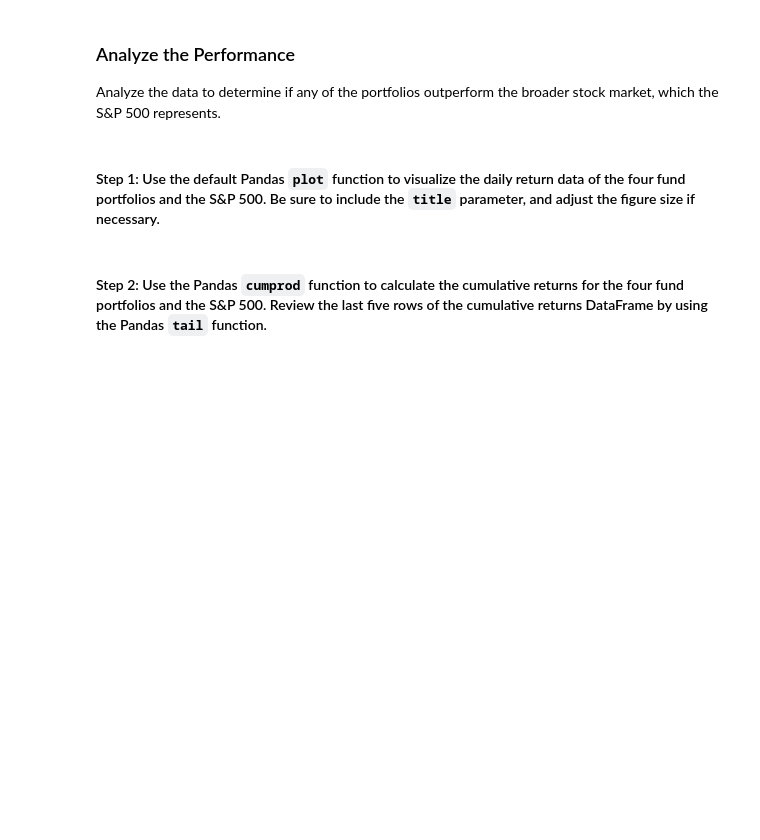
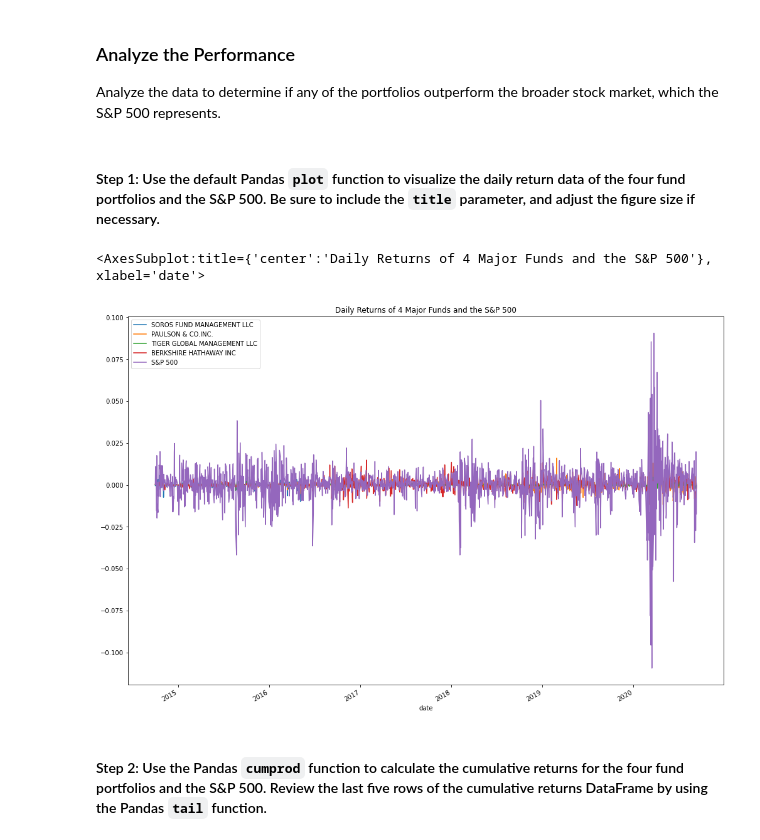
Before and after one commit to briggslalor/Challenge_4, a Jupyter notebook: risk_return_analysis.ipynb, the cells around one changed output. Drawn from its saved outputs; the diff is of its cells as text; code cells hidden in the pictures; blank space fills up the shorter version.

Commit message:
Commit containing the completed quantative analysis of the daily and cumulative returns of the data

```diff
--- a/risk_return_analysis.ipynb
+++ b/risk_return_analysis.ipynb
@@ -152,7 +152,10 @@ Analyze the data to determine if any of the portfolios outperform the broader st
 # %%
 # Plot the daily return data of the 4 funds and the S&P 500
 # Inclue a title parameter and adjust the figure size
-# YOUR CODE HERE
+daily_returns_df.plot(figsize = (17,12), title = 'Daily Returns of 4 Major Funds and the S&P 500')
+# %% [output]
+<AxesSubplot:title={'center':'Daily Returns of 4 Major Funds and the S&P 500'}, xlabel='date'>
+[figure, added]
 # %% [markdown]
 #### Step 2: Use the Pandas `cumprod` function to calculate the cumulative returns for the four fund portfolios and the S&P 500. Review the last five rows of the cumulative returns DataFrame by using the Pandas `tail` function.
 # %%
```
Also changed, not shown: parts of 5 cells of this notebook.
